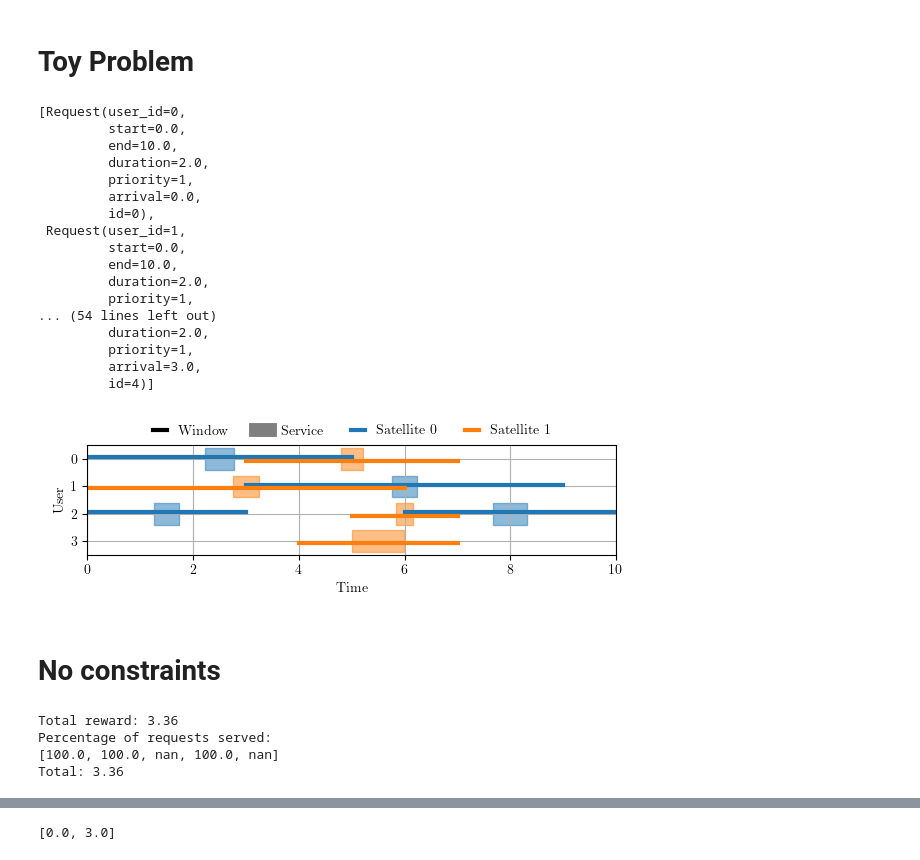
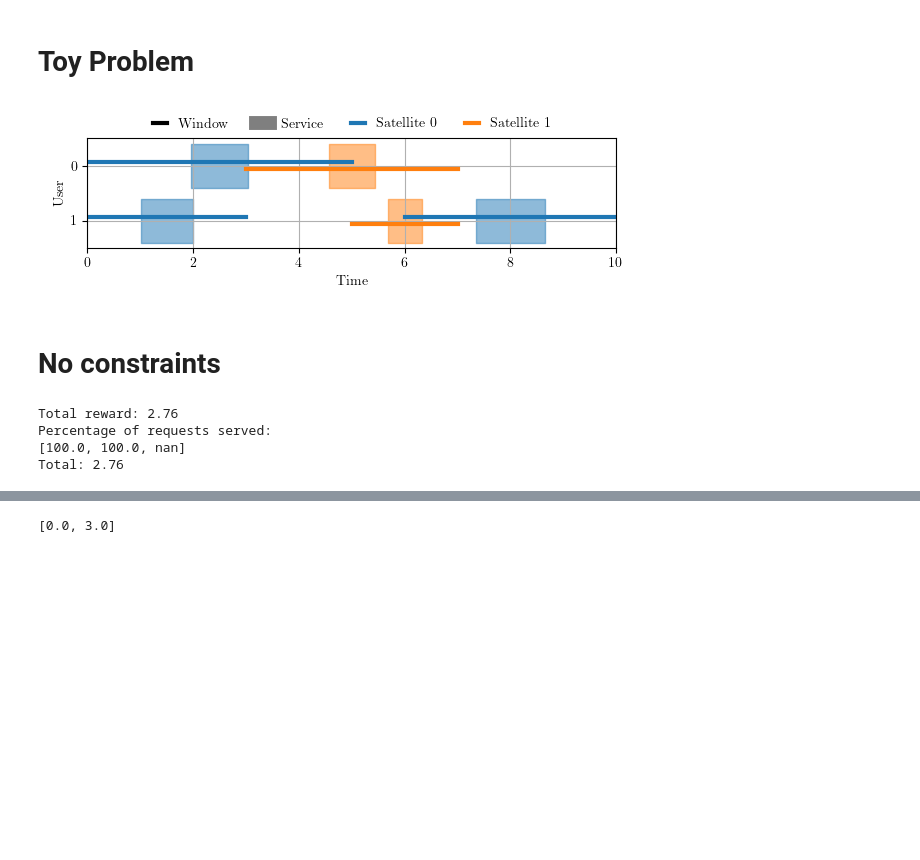
Before and after one commit to Stanford-NavLab/LuPNT, a Jupyter notebook: examples/projects/pnt-scheduling/python/experiment_2.ipynb, the cells around one changed output, grey strips where cells are left out. Cells and saved outputs as stored; diff of their text form; code cells hidden in the pictures; blank space fills up the shorter version.

```diff
--- a/examples/projects/pnt-scheduling/python/experiment_2.ipynb
+++ b/examples/projects/pnt-scheduling/python/experiment_2.ipynb
@@ -21,84 +22,65 @@ The autoreload extension is already loaded. To reload it, use:
 # %%
 reset_id_counters()
 requests = [
-    Request(id=0, user_id=0, start=0.0, end=10.0, duration=2.0, arrival=0.0),
-    Request(id=1, user_id=1, start=0.0, end=10.0, duration=2.0, arrival=0.0),
-    Request(id=2, user_id=1, start=0.0, end=10.0, duration=3.0, arrival=3.0),
-    Request(id=3, user_id=2, start=0.0, end=10.0, duration=2.0, arrival=0.0),
-    Request(id=4, user_id=3, start=0.0, end=10.0, duration=2.0, arrival=3.0),
+    Request(user_id=0, start=0.0, end=10.0, duration=2.0, arrival=0.0),
+    Request(user_id=1, start=3.0, end=10.0, duration=3.0, arrival=0.0),
+    Request(user_id=1, start=0.0, end=10.0, duration=2.0, arrival=3.0),
 ]
-pp.pprint(requests)
-N_req = len(requests)
 request_dict = {r.id: r for r in requests}
 
 service_windows = [
     # Satellite 0
     ServiceWindow(user_id=0, satellite_id=0, start=0.0, end=5.0),
-    ServiceWindow(user_id=1, satellite_id=0, start=3.0, end=9.0),
-    ServiceWindow(user_id=2, satellite_id=0, start=0.0, end=3.0),
-    ServiceWindow(user_id=2, satellite_id=0, start=6.0, end=10.0),
-    # ServiceWindow(user_id=3, satellite_id=0, start=6, end=10),
+    ServiceWindow(user_id=1, satellite_id=0, start=0.0, end=3.0),
+    ServiceWindow(user_id=1, satellite_id=0, start=6.0, end=10.0),
     # Satellite 1
     ServiceWindow(user_id=0, satellite_id=1, start=3.0, end=7.0),
-    ServiceWindow(user_id=1, satellite_id=1, start=0.0, end=6.0),
-    ServiceWindow(user_id=2, satellite_id=1, start=5.0, end=7.0),
-    ServiceWindow(user_id=3, satellite_id=1, start=4.0, end=7.0),
+    ServiceWindow(user_id=1, satellite_id=1, start=5.0, end=7.0),
 ]
-pp.pprint(requests)
+
+N_sat = 2
+N_usr = 2
+N_req = len(requests)
 N_win = len(service_windows)
-N_sat = 2
 
 transition_times = np.ones((len(service_windows), len(service_windows)))
 transition_times = np.ones((N_sat, N_req, N_req))
 for i in range(N_sat):
     transition_times[i, np.diag_indices(N_req)] = 0
 transition_times[0, :] = 0
 transition_times[:, 0] = 0
-data_gen_func = lambda ts, te: -0.5 * (te - ts)
-energy_gen_func = lambda ts, te: 0.5 * (te - ts)
 
 
-time_step = 1
-CN0 = np.ones((2, len(requests) - 1, 10 * time_step))
+t_step = 1
+t_final = 10
+N_steps = int(t_final / t_step)
+CN0 = np.ones((2, N_usr, N_steps))
+
+data_gen = -0.5 * np.ones((N_sat, N_steps))
+energy_gen = 0.5 * np.ones((N_sat, N_steps))
 
 problem = PntSchedulingProblem(
-    time_step=time_step,
+    t_step=t_step,
+    t_final=t_final,
     requests=requests,
     service_windows=service_windows,
     transition_times=transition_times,
     CN0=CN0,
-    max_energy=15,
+    max_energy=2 / 0.2,
     min_energy=2,
-    max_data=15,
-    min_data=2,
+    max_data=8,
+    min_data=8 / 0.8 * 0.2,
     payload_data_gen=1,
-    payload_power_gen=-1,
-    energy_gen_func=energy_gen_func,
-    data_gen_func=data_gen_func,
+    payload_energy_gen=-1,
+    energy_gen=energy_gen,
+    data_gen=data_gen,
 )
 
 fig, ax = plt.subplots(1, 1, figsize=(6, 2))
 plotting.plot_requests_service_windows(requests, service_windows, ax=ax)
 plt.tight_layout()
 # %% [output]
-[Request(user_id=0,
-         start=0.0,
-         end=10.0,
-         duration=2.0,
-         priority=1,
-         arrival=0.0,
-         id=0),
- Request(user_id=1,
-         start=0.0,
-         end=10.0,
-         duration=2.0,
-         priority=1,
-... (54 lines left out)
-         duration=2.0,
-         priority=1,
-         arrival=3.0,
-         id=4)]
-[figure, old version]
+[figure, new version]
 # %% [markdown]
 # No constraints
 # %%
@@ -106,7 +88,7 @@ plt.tight_layout()
 d = 8
 gamma = 0.7
 N_max = 5
-d_min = 1
+d_min = 2
 problem.set_current_time(0)
 problem.set_current_policy(None)
 s = problem.initial_state()
@@ -119,7 +101,7 @@ percentage = problem.percentage_completed(policy)
 pp.pprint(percentage)
 print("Total:", round(problem.total_reward(policy, gamma=gamma), 2))
 # %% [output]
-Total reward: 3.36
+Total reward: 2.76
 Percentage of requests served:
-[100.0, 100.0, nan, 100.0, nan]
-Total: 3.36
+[100.0, 100.0, nan]
+Total: 2.76
```
Also changed, not shown: parts of 20 cells of this notebook, 10 other files.
